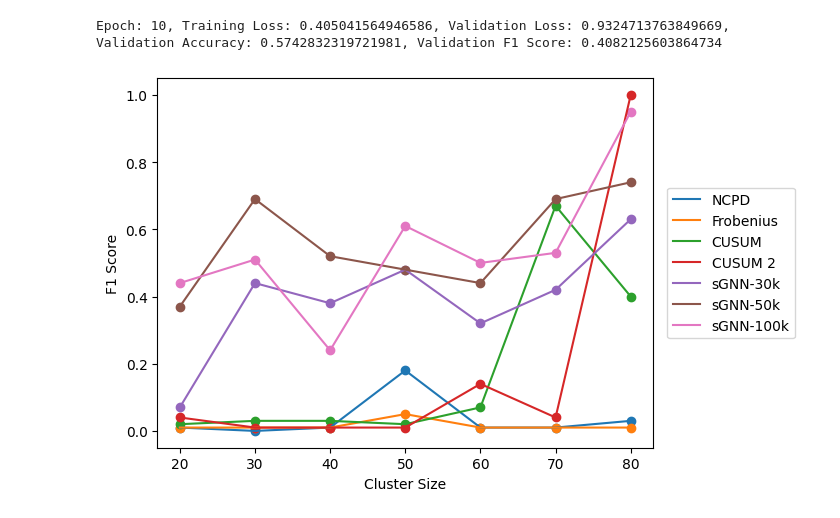
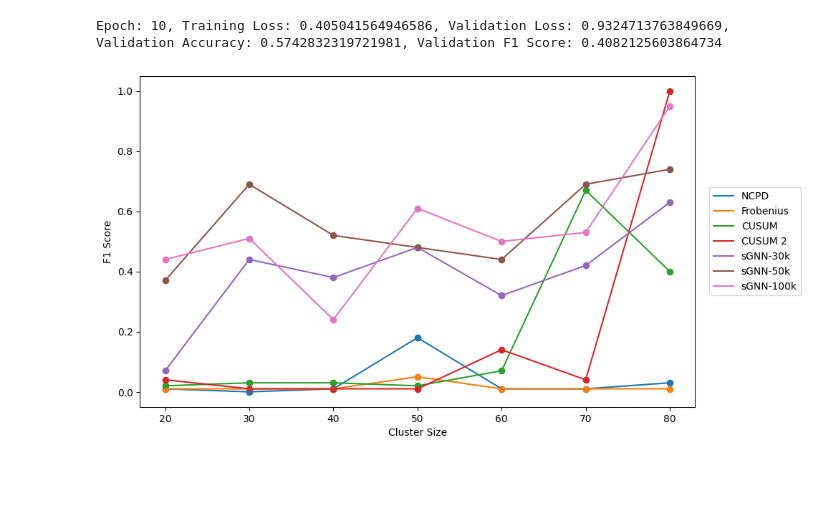
Before and after one commit to soschuetze/Trade-GNN-ChangePoint, a Jupyter notebook: synthetic_experiments.ipynb, the cells around one changed output. Saved outputs shown, nothing was run; the diff lists cells and outputs as text; code cells hidden in the pictures; blank space fills up the shorter version.

```diff
--- a/synthetic_experiments.ipynb
+++ b/synthetic_experiments.ipynb
@@ -199,6 +199,7 @@ Epoch: 10, Training Loss: 0.405041564946586, Validation Loss: 0.9324713763849669
 # %%
 import matplotlib.pyplot as plt
 
+plt.figure(figsize=(10, 6))
 # Assuming these are your four lists
 x = [20, 30, 40, 50, 60, 70, 80]
 ncpd = [0.01, 0.00, 0.01, 0.18, 0.01, 0.01, 0.03]
@@ -206,32 +207,32 @@ frob = [0.01, 0.01, 0.01, 0.05, 0.01, 0.01, 0.01]
 cusum = [0.02, 0.03, 0.03, 0.02, 0.07, 0.67, 0.40]
 cusum_2 = [0.04, 0.01, 0.01, 0.01, 0.14, 0.04, 1.0]
 
 sgnn_30 = [0.07, 0.44, 0.38, 0.48, 0.32, 0.42, 0.63]
 sgnn_50 = [0.37, 0.69, 0.52, 0.48, 0.44, 0.69, 0.74]
 sgnn_100 = [0.44, 0.51, 0.24, 0.61, 0.5, 0.53, 0.95]
 
 # Create a line chart
 plt.plot(x, ncpd, label='NCPD')
 plt.plot(x, frob, label='Frobenius')
 plt.plot(x, cusum, label='CUSUM')
 plt.plot(x, cusum_2, label='CUSUM 2')
 plt.plot(x, sgnn_30, label='sGNN-30k')
 plt.plot(x, sgnn_50, label='sGNN-50k')
 plt.plot(x, sgnn_100, label='sGNN-100k')
 
 plt.scatter(x, ncpd)
 plt.scatter(x, frob)
 plt.scatter(x, cusum)
 plt.scatter(x, cusum_2)
 plt.scatter(x, sgnn_30)
 plt.scatter(x, sgnn_50)
 plt.scatter(x, sgnn_100)
 # Add a legend
-plt.legend(bbox_to_anchor=(1.30, 0.5), loc='center right')
+plt.legend(bbox_to_anchor=(1.20, 0.5), loc='center right')
 
 plt.xlabel('Cluster Size')
 plt.ylabel('F1 Score')
 # Show the plot
 plt.show()
 # %% [output]
-[figure, old version]
+[figure, new version]
```
Also changed, not shown: 9 other files.
